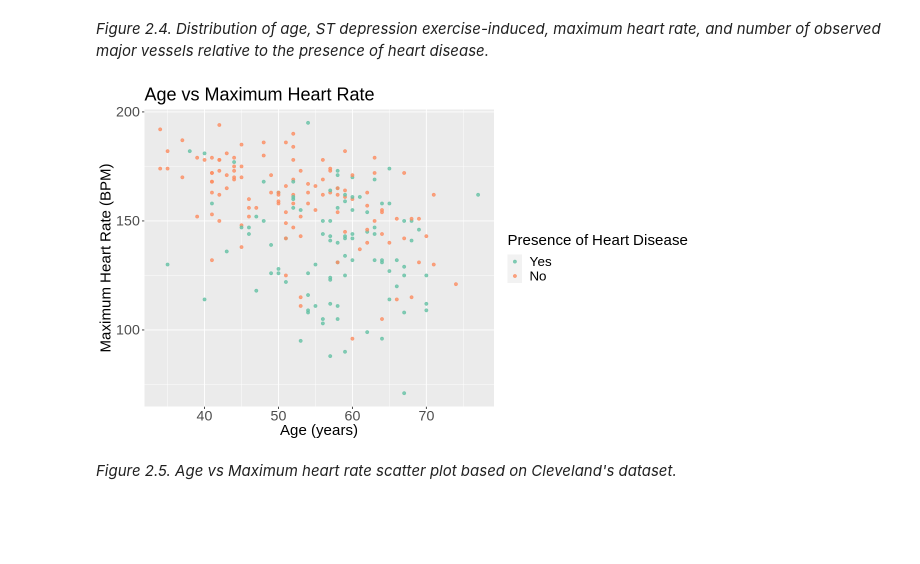
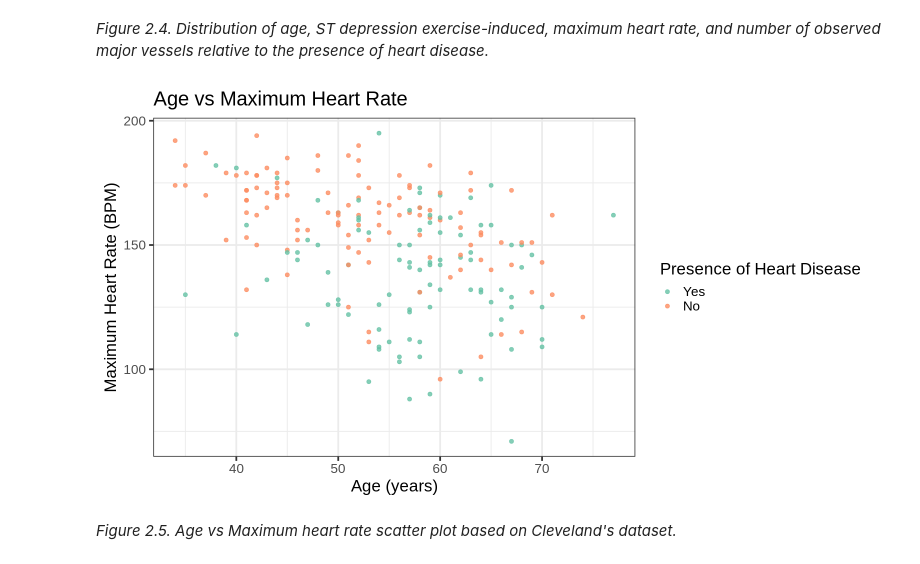
Before and after one commit to laurent-mt/dsci100project, a Jupyter notebook: actualproject.ipynb, the cells around one changed output. Saved outputs shown, nothing was run; the diff lists cells and outputs as text; code cells hidden in the pictures; blank space fills up the shorter version.

```diff
--- a/actualproject.ipynb
+++ b/actualproject.ipynb
@@ -338,23 +321,21 @@ plot_grid(heartrate_plot, vessel_plot, ncol = 2)
 # %% [markdown]
 *Figure 2.4. Distribution of age, ST depression exercise-induced, maximum heart rate, and number of observed major vessels relative to the presence of heart disease.*
 # %%
-#Plotting a scatter plot with Age vs Maximum Heart Rate
+options(repr.plot.width = 13, repr.plot.height = 7)
+
+#  Plotting a scatter plot with Age vs Maximum Heart Rate
 age_heart <- ggplot(heart_train, aes(x = age, y = maxheartrate,
-                                       color = diagnosis))                  +
-              geom_point(alpha = 0.8)                                       +
+                                     colour = diagnosis))                   +
+              geom_point(alpha = 0.8, size = 2)                             +
               labs(x = "Age (years)", y = "Maximum Heart Rate (BPM)",
-                   color = "Presence of Heart Disease")                     +
+                   colour = "Presence of Heart Disease")                    +
               ggtitle("Age vs Maximum Heart Rate")                          +
-              theme(text = element_text(size = 20),
-                    axis.text.x = element_text(size = 17),
-                    axis.text.y = element_text(size = 17),
-                    title       = element_text(size = 18))                  +
-              scale_color_brewer(palette = "Set2")
+              scale_color_brewer(palette = "Set2")                          +
+              theme_bw(base_size = 20, base_line_size  = 1)
 
-options(repr.plot.width = 10, repr.plot.height = 6)
 age_heart
 # %% [output]
-[figure, old version]
+[figure, new version]
 # %% [markdown]
 *Figure 2.5. Age vs Maximum heart rate scatter plot based on Cleveland's dataset.*
 # %% [markdown]
```
Also changed, not shown: parts of 21 cells of this notebook.
